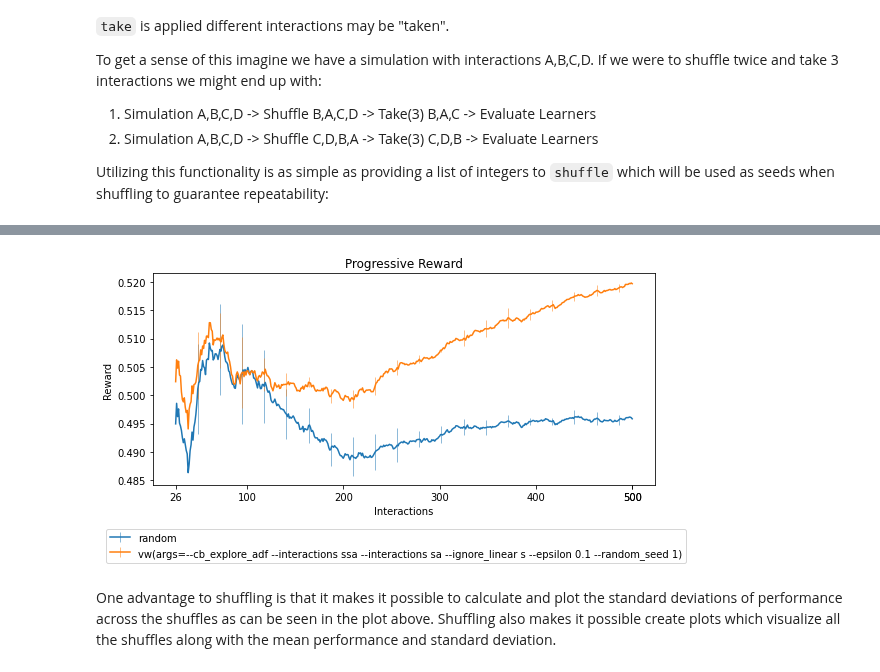
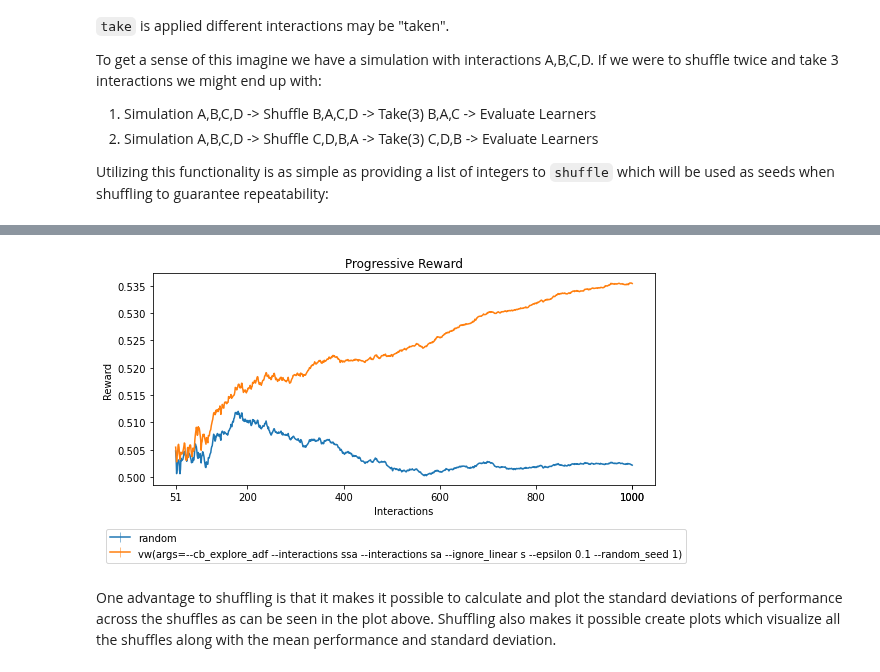
Before and after one commit to VowpalWabbit/coba, a Jupyter notebook: examples/notebooks/Benchmarks.ipynb, the cells around one changed output, grey strips where cells are left out. Saved outputs shown, nothing was run; the diff lists cells and outputs as text; code cells hidden in the pictures.

```diff
--- a/examples/notebooks/Benchmarks.ipynb
+++ b/examples/notebooks/Benchmarks.ipynb
@@ -112,9 +117,9 @@ from coba.simulations import ValidationSimulation
 from coba.learners    import RandomLearner, VowpalLearner
 from coba.benchmarks  import Benchmark
 
-simulations = [ValidationSimulation()]
+simulations = [ValidationSimulation(1000)]
 learners    = [RandomLearner(), VowpalLearner()]
 seeds       = [1,2,3]
 
-Benchmark(simulations, shuffle=seeds).evaluate(learners).plot_learners()
+Benchmark(simulations, shuffle=seeds, take=1000).evaluate(learners).plot_learners()
 # %% [output]
@@ -132,4 +140,4 @@ Benchmark(simulations, shuffle=seeds).evaluate(learners).plot_learners()
-[figure, old version]
+[figure, new version]
 # %% [markdown]
 One advantage to shuffling is that it makes it possible to calculate and plot the standard deviations of performance across the shuffles as can be seen in the plot above. Shuffling also makes it possible create plots which visualize all the shuffles along with the mean performance and standard deviation.
 # %%
```
Also changed, not shown: parts of 10 cells of this notebook, 3 other files.
